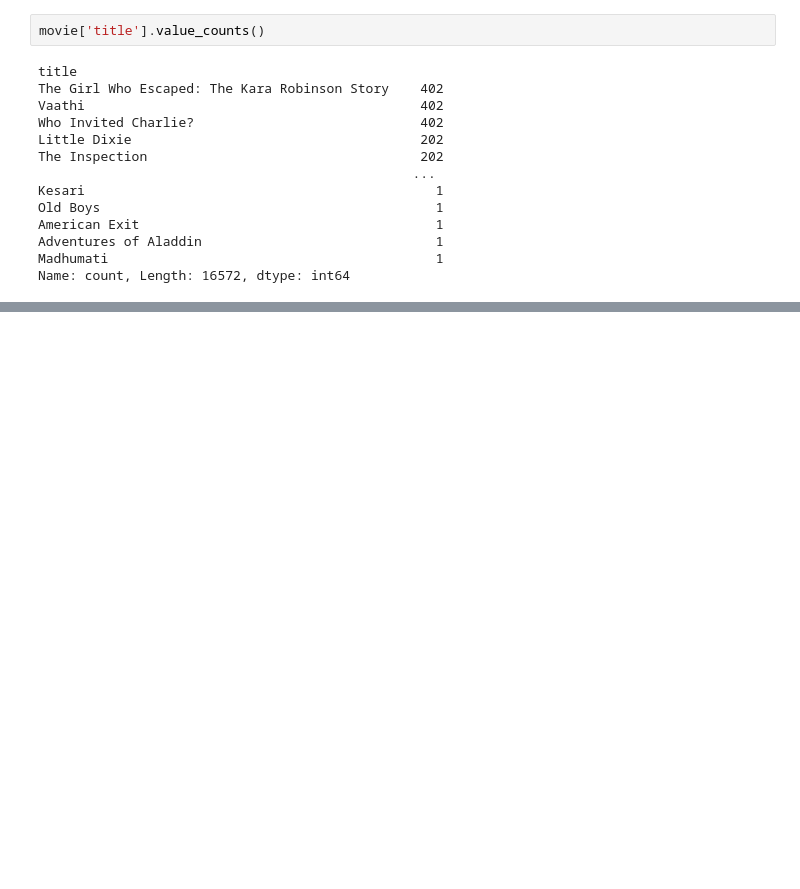
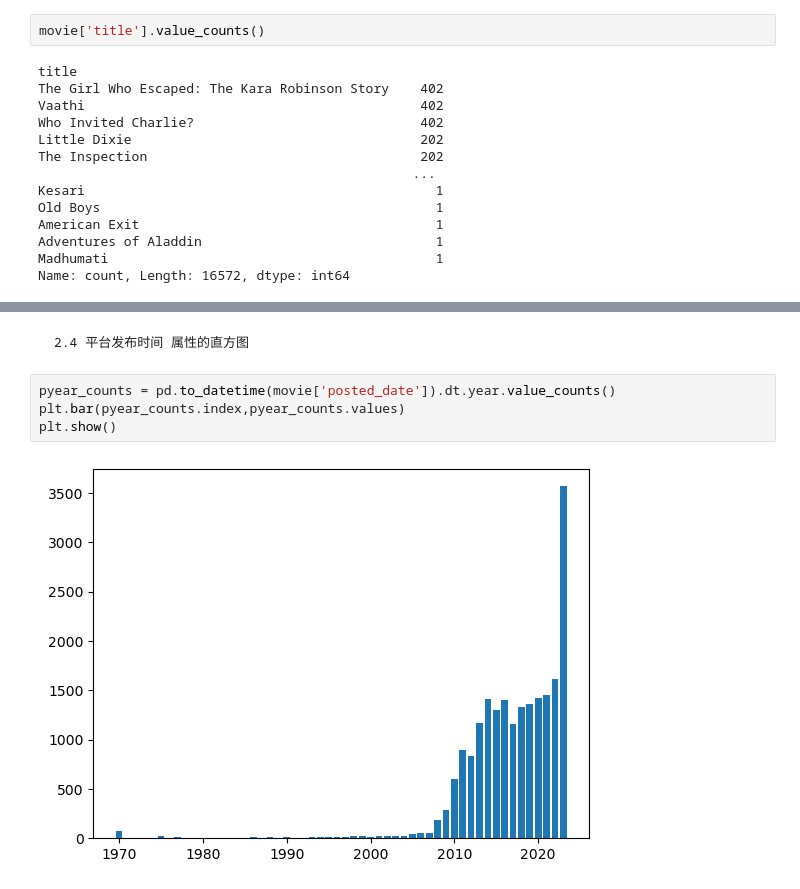
Before and after one commit to luosu2/datamining, a Jupyter notebook: movies_analysis.ipynb, the cells around one changed output, grey strips where cells are left out. Saved outputs shown, nothing was run; the diff lists cells and outputs as text; blank space fills up the shorter version.

```diff
--- a/movies_analysis.ipynb
+++ b/movies_analysis.ipynb
@@ -216,0 +298,8 @@ missing_values
+# %% [markdown]
+    2.4 平台发布时间 属性的直方图
+# %%
+pyear_counts = pd.to_datetime(movie['posted_date']).dt.year.value_counts()
+plt.bar(pyear_counts.index,pyear_counts.values)
+plt.show()
+# %% [output]
+[figure, added]
```
Also changed, not shown: parts of 22 cells of this notebook.
